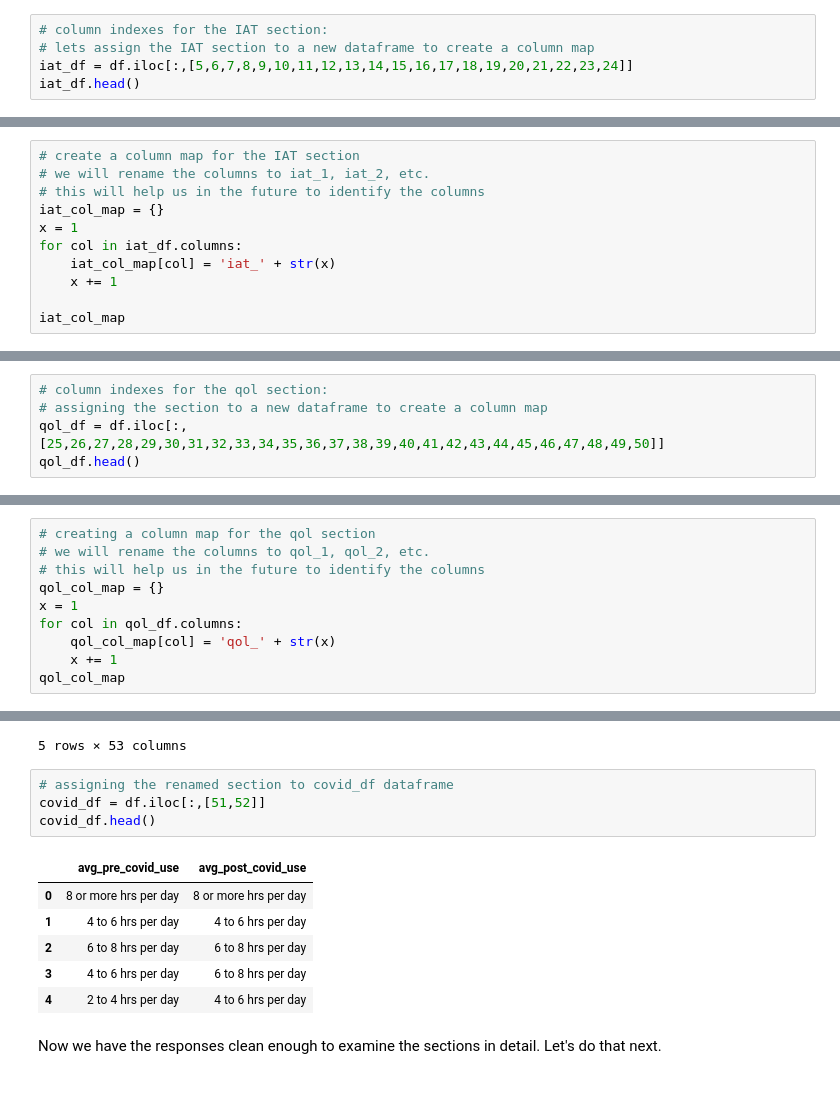
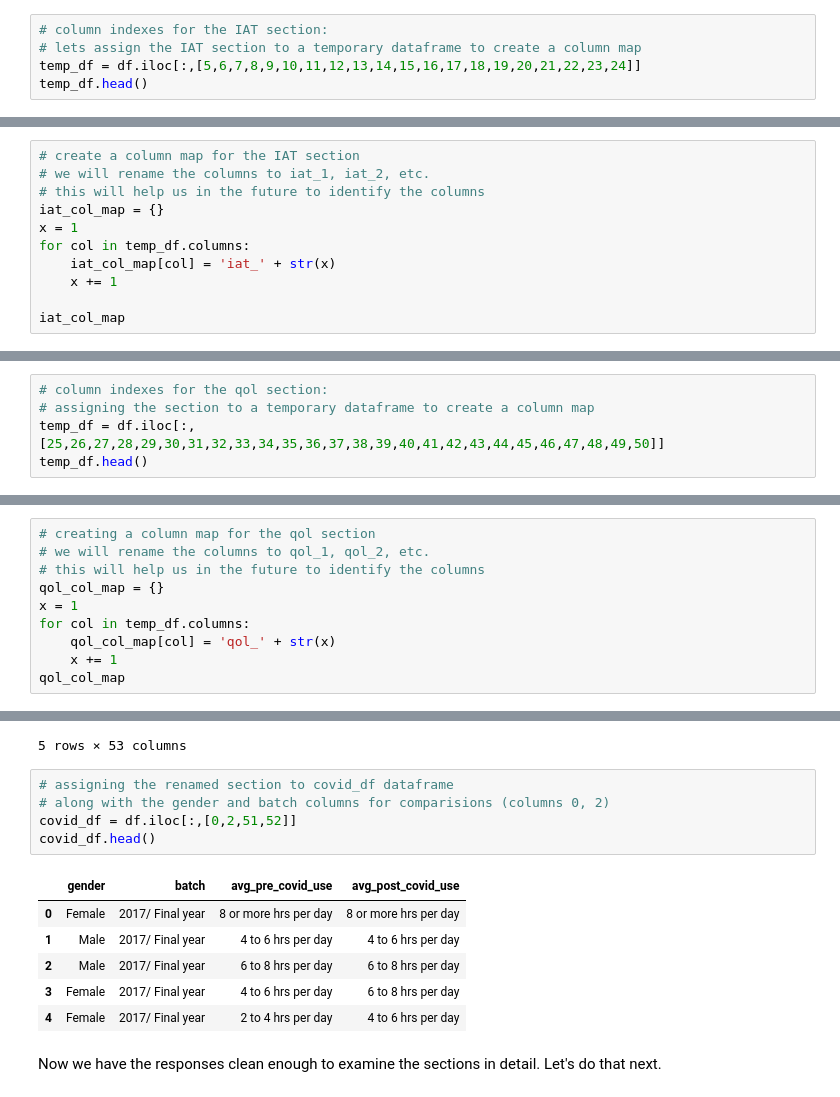
Before and after one commit to akankshazc/sts_iad, a Jupyter notebook: 1_overview.ipynb, the cells around one changed output, grey strips where cells are left out. Drawn from its saved outputs; the diff is of its cells as text.

```diff
--- a/1_overview.ipynb
+++ b/1_overview.ipynb
@@ -113,9 +113,9 @@ Now, the basic responses are ready for their own cleaning and analysis.
 ## IAT
 # %%
 # column indexes for the IAT section:
-# lets assign the IAT section to a new dataframe to create a column map
-iat_df = df.iloc[:,[5,6,7,8,9,10,11,12,13,14,15,16,17,18,19,20,21,22,23,24]]
-iat_df.head()
+# lets assign the IAT section to a temporary dataframe to create a column map
+temp_df = df.iloc[:,[5,6,7,8,9,10,11,12,13,14,15,16,17,18,19,20,21,22,23,24]]
+temp_df.head()
 # %% [output]
 |  | How often do you find that you st... | How often do you neglect househol... | How often do you prefer the excit... | How often do you form new relatio... | ... |
 | 0 | 3 | 3 | 0 | 0 | ... |
@@ -129,7 +129,7 @@ iat_df.head()
 # this will help us in the future to identify the columns
 iat_col_map = {}
 x = 1
-for col in iat_df.columns:
+for col in temp_df.columns:
     iat_col_map[col] = 'iat_' + str(x)
     x += 1
 
@@ -184,9 +186,9 @@ That's looks a lot more concise and clean. It's also ready for us to have a deta
 ## WHOQOL-BREF
 # %%
 # column indexes for the qol section:
-# assigning the section to a new dataframe to create a column map
-qol_df = df.iloc[:,[25,26,27,28,29,30,31,32,33,34,35,36,37,38,39,40,41,42,43,44,45,46,47,48,49,50]]
-qol_df.head()
+# assigning the section to a temporary dataframe to create a column map
+temp_df = df.iloc[:,[25,26,27,28,29,30,31,32,33,34,35,36,37,38,39,40,41,42,43,44,45,46,47,48,49,50]]
+temp_df.head()
 # %% [output]
 |  | 1. How would you rate your qualit... | 2. how satisfied are you with you... | The following questions ask about... | 4. How much do you need any medic... | ... |
 | 0 | 5 | 5 | 5 | 5 | ... |
@@ -201,7 +203,7 @@ qol_df.head()
 # this will help us in the future to identify the columns
 qol_col_map = {}
 x = 1
-for col in qol_df.columns:
+for col in temp_df.columns:
     qol_col_map[col] = 'qol_' + str(x)
     x += 1
 qol_col_map
@@ -268,15 +271,16 @@ df.head()
 5 rows × 53 columns
 # %%
 # assigning the renamed section to covid_df dataframe
-covid_df = df.iloc[:,[51,52]]
+# along with the gender and batch columns for comparisions (columns 0, 2)
+covid_df = df.iloc[:,[0,2,51,52]]
 covid_df.head()
 # %% [output]
-|  | avg_pre_covid_use | avg_post_covid_use |
-| 0 | 8 or more hrs per day | 8 or more hrs per day |
-| 1 | 4 to 6 hrs per day | 4 to 6 hrs per day |
-| 2 | 6 to 8 hrs per day | 6 to 8 hrs per day |
-| 3 | 4 to 6 hrs per day | 6 to 8 hrs per day |
-| 4 | 2 to 4 hrs per day | 4 to 6 hrs per day |
+|  | gender | batch | avg_pre_covid_use | avg_post_covid_use |
+| 0 | Female | 2017/ Final year | 8 or more hrs per day | 8 or more hrs per day |
+| 1 | Male | 2017/ Final year | 4 to 6 hrs per day | 4 to 6 hrs per day |
+| 2 | Male | 2017/ Final year | 6 to 8 hrs per day | 6 to 8 hrs per day |
+| 3 | Female | 2017/ Final year | 4 to 6 hrs per day | 6 to 8 hrs per day |
+| 4 | Female | 2017/ Final year | 2 to 4 hrs per day | 4 to 6 hrs per day |
 # %% [markdown]
 Now we have the responses clean enough to examine the sections in detail. Let's do that next.
 # %%
```
Also changed, not shown: parts of 2 cells of this notebook.
